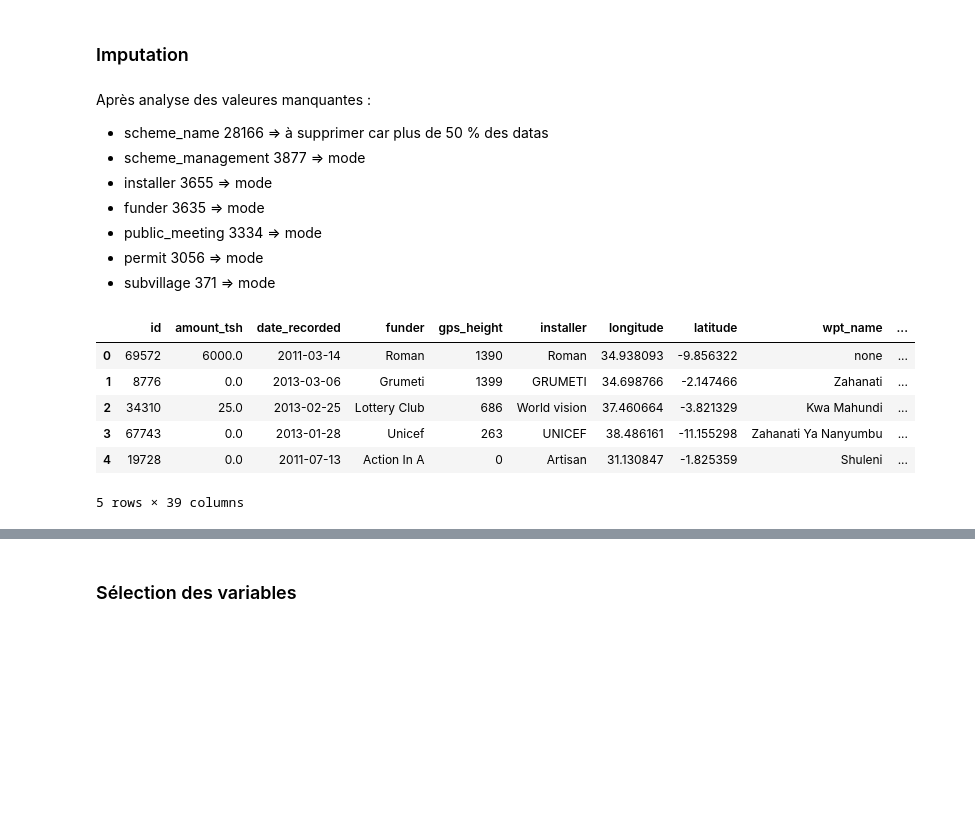
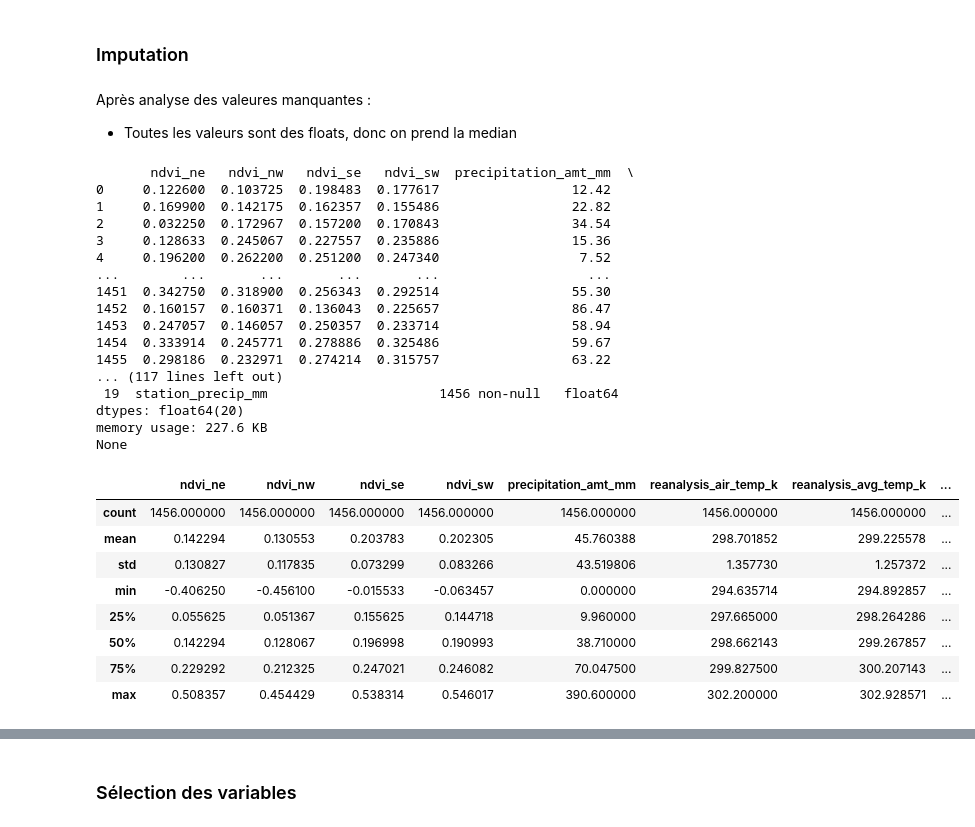
Before and after one commit to Mikadows/ml-tp, a Jupyter notebook: tp_jeudi.ipynb, the cells around one changed output, grey strips where cells are left out. Cells and saved outputs as stored; diff of their text form; code cells hidden in the pictures; blank space fills up the shorter version.

```diff
--- a/tp_jeudi.ipynb
+++ b/tp_jeudi.ipynb
@@ -56,0 +66,5 @@ memory usage: 18.1+ MB
+# %%
+remove_list = ['city', 'year', 'weekofyear']
+y = raw_y.drop(columns=remove_list)
+raw_data = raw_data.drop(columns=remove_list)
+raw_data = raw_data.drop(columns=['week_start_date']) # Suppression de la week_start_date
@@ -221,23 +154,50 @@ memory usage: 464.2 KB
 # Imputation & Sélection des variables explicatives
 # %% [markdown]
 ### Imputation
-# %% [markdown]
-Après analyse des valeures manquantes :
-* scheme_name              28166 => à supprimer car plus de 50 % des datas
-* scheme_management         3877 => mode
-* installer                 3655 => mode
-* funder                    3635 => mode
-* public_meeting            3334 => mode
-* permit                    3056 => mode
-* subvillage                 371 => mode
+# %% [markdown]
+Après analyse des valeures manquantes :
+* Toutes les valeurs sont des floats, donc on prend la median
 # %%
 from sklearn.impute import SimpleImputer
 
-colstomode = ["scheme_management", "installer", "funder", "public_meeting", "permit", "subvillage"]
-imputer = SimpleImputer(missing_values=np.nan, strategy='most_frequent').fit(raw_data_conv[colstomode])
+columns = columns_to_imput
+raw_data_conv = raw_data
+imputer = SimpleImputer(missing_values=np.nan, strategy='mean').fit(raw_data_conv[columns])
 
-# mean, most_frequent, median
+# mean (=moyenne), most_frequent (=mode), median
 
-data_impute = imputer.transform(raw_data_conv[colstomode].values)
+data_impute = imputer.transform(raw_data_conv[columns].values)
 
-data_impute = pd.DataFrame(data_impute, columns = colstomode)
+data_impute_auto_float = pd.DataFrame(data_impute, columns = columns)
+
+print(data_impute_auto_float)
+print(data_impute_auto_float.info())
+
+data_impute_auto_float.describe()
+# %% [output]
+       ndvi_ne   ndvi_nw   ndvi_se   ndvi_sw  precipitation_amt_mm  \
+0     0.122600  0.103725  0.198483  0.177617                 12.42
+1     0.169900  0.142175  0.162357  0.155486                 22.82
+2     0.032250  0.172967  0.157200  0.170843                 34.54
+3     0.128633  0.245067  0.227557  0.235886                 15.36
+4     0.196200  0.262200  0.251200  0.247340                  7.52
+...        ...       ...       ...       ...                   ...
+1451  0.342750  0.318900  0.256343  0.292514                 55.30
+1452  0.160157  0.160371  0.136043  0.225657                 86.47
+1453  0.247057  0.146057  0.250357  0.233714                 58.94
+1454  0.333914  0.245771  0.278886  0.325486                 59.67
+1455  0.298186  0.232971  0.274214  0.315757                 63.22
+... (117 lines left out)
+ 19  station_precip_mm                      1456 non-null   float64
+dtypes: float64(20)
+memory usage: 227.6 KB
+None
+|  | ndvi_ne | ndvi_nw | ndvi_se | ndvi_sw | precipitation_amt_mm | reanalysis_air_temp_k | reanalysis_avg_temp_k | ... |
+| count | 1456.000000 | 1456.000000 | 1456.000000 | 1456.000000 | 1456.000000 | 1456.000000 | 1456.000000 | ... |
+| mean | 0.142294 | 0.130553 | 0.203783 | 0.202305 | 45.760388 | 298.701852 | 299.225578 | ... |
+| std | 0.130827 | 0.117835 | 0.073299 | 0.083266 | 43.519806 | 1.357730 | 1.257372 | ... |
+| min | -0.406250 | -0.456100 | -0.015533 | -0.063457 | 0.000000 | 294.635714 | 294.892857 | ... |
+| 25% | 0.055625 | 0.051367 | 0.155625 | 0.144718 | 9.960000 | 297.665000 | 298.264286 | ... |
+| 50% | 0.142294 | 0.128067 | 0.196998 | 0.190993 | 38.710000 | 298.662143 | 299.267857 | ... |
+| 75% | 0.229292 | 0.212325 | 0.247021 | 0.246082 | 70.047500 | 299.827500 | 300.207143 | ... |
+| max | 0.508357 | 0.454429 | 0.538314 | 0.546017 | 390.600000 | 302.200000 | 302.928571 | ... |
@@ -246,11 +203,0 @@ raw_data_conv = raw_data_conv.drop(['scheme_name'], axis=1)
-# %%
-raw_data_conv = raw_data_conv.dropna(axis=1, how='all')
-raw_data_conv.head()
-# %% [output]
-|  | id | amount_tsh | date_recorded | funder | gps_height | installer | longitude | latitude | wpt_name | ... |
-| 0 | 69572 | 6000.0 | 2011-03-14 | Roman | 1390 | Roman | 34.938093 | -9.856322 | none | ... |
-| 1 | 8776 | 0.0 | 2013-03-06 | Grumeti | 1399 | GRUMETI | 34.698766 | -2.147466 | Zahanati | ... |
-| 2 | 34310 | 25.0 | 2013-02-25 | Lottery Club | 686 | World vision | 37.460664 | -3.821329 | Kwa Mahundi | ... |
-| 3 | 67743 | 0.0 | 2013-01-28 | Unicef | 263 | UNICEF | 38.486161 | -11.155298 | Zahanati Ya Nanyumbu | ... |
-| 4 | 19728 | 0.0 | 2011-07-13 | Action In A | 0 | Artisan | 31.130847 | -1.825359 | Shuleni | ... |
-5 rows × 39 columns
```
Also changed, not shown: parts of 35 cells of this notebook, 1 other file.
